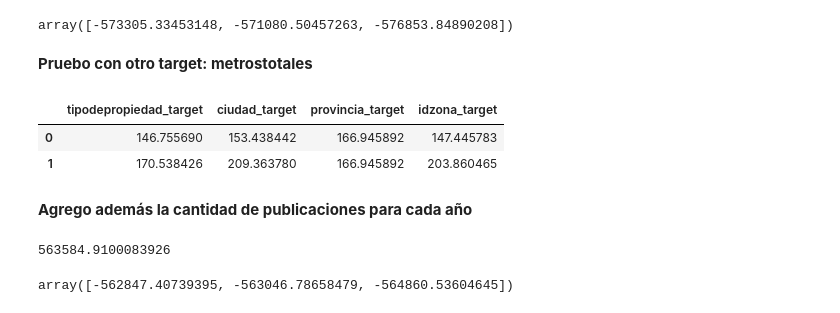
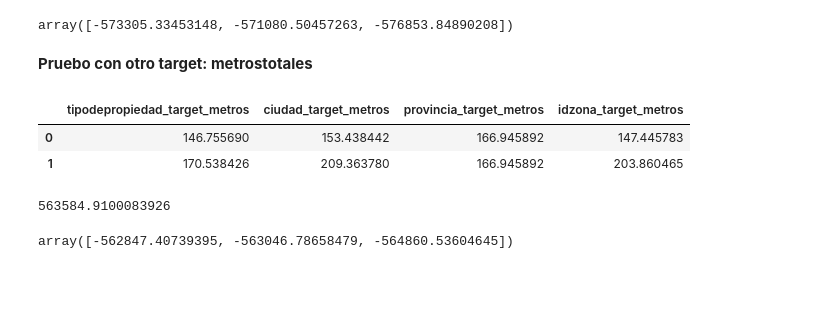
Before and after one commit to luctiz/Grupo43-TP2, a Jupyter notebook: TP2_Features_Soledad.ipynb, the cells around one changed output. Cells and saved outputs as stored; diff of their text form; code cells hidden in the pictures; blank space fills up the shorter version.

```diff
--- a/TP2_Features_Soledad.ipynb
+++ b/TP2_Features_Soledad.ipynb
@@ -1441,13 +1454,11 @@ array([-573305.33453148, -571080.50457263, -576853.84890208])
 cat_cols = ['tipodepropiedad','ciudad', 'provincia', 'idzona']
 target_enc = ce.TargetEncoder(cols = cat_cols)
 target_enc.fit(train[cat_cols], train['metrostotales'])
-target_encoder = target_enc.transform(train[cat_cols]).add_suffix('_target')
-target_encoder_test = target_enc.transform(test[cat_cols]).add_suffix('_target')
+target_encoder_metros = target_enc.transform(train[cat_cols]).add_suffix('_target_metros')
+target_encoder_metros_test = target_enc.transform(test[cat_cols]).add_suffix('_target_metros')
 # %%
-target_encoder.head(2)
+target_encoder_metros.head(2)
 # %% [output]
-|  | tipodepropiedad_target | ciudad_target | provincia_target | idzona_target |
+|  | tipodepropiedad_target_metros | ciudad_target_metros | provincia_target_metros | idzona_target_metros |
 | 0 | 146.755690 | 153.438442 | 166.945892 | 147.445783 |
 | 1 | 170.538426 | 209.363780 | 166.945892 | 203.860465 |
-# %% [markdown]
-**Agrego además la cantidad de publicaciones para cada año**
```
Also changed, not shown: parts of 32 cells of this notebook.
